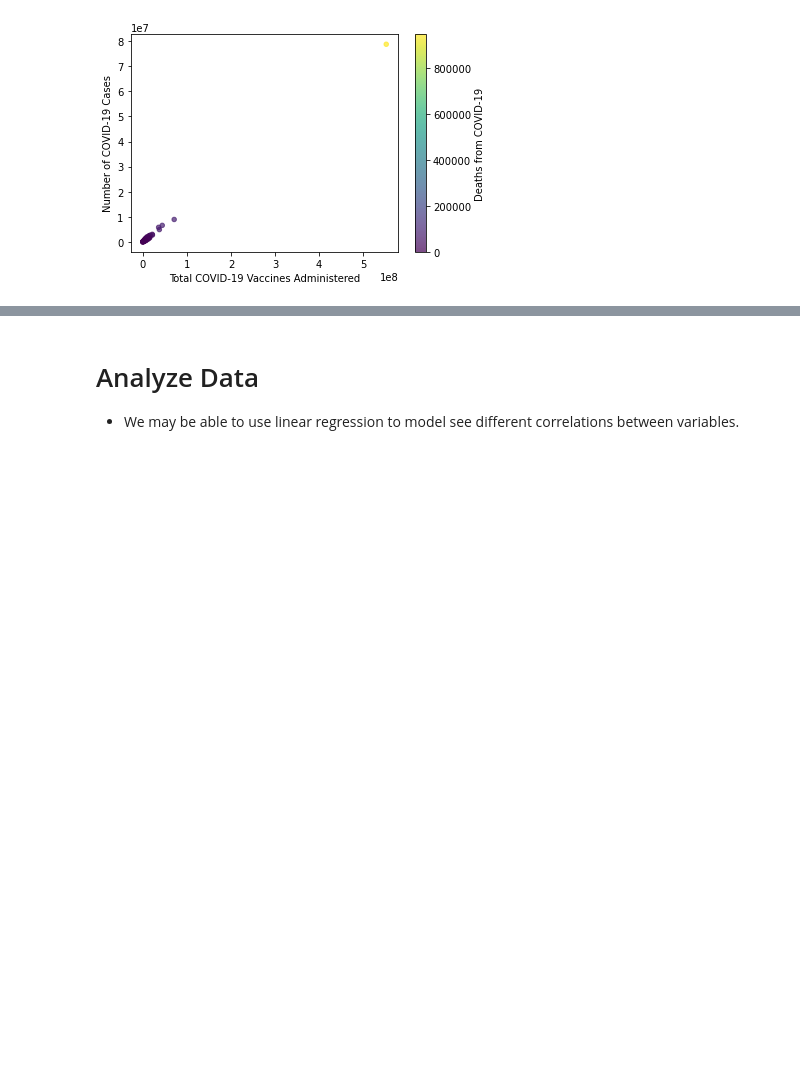
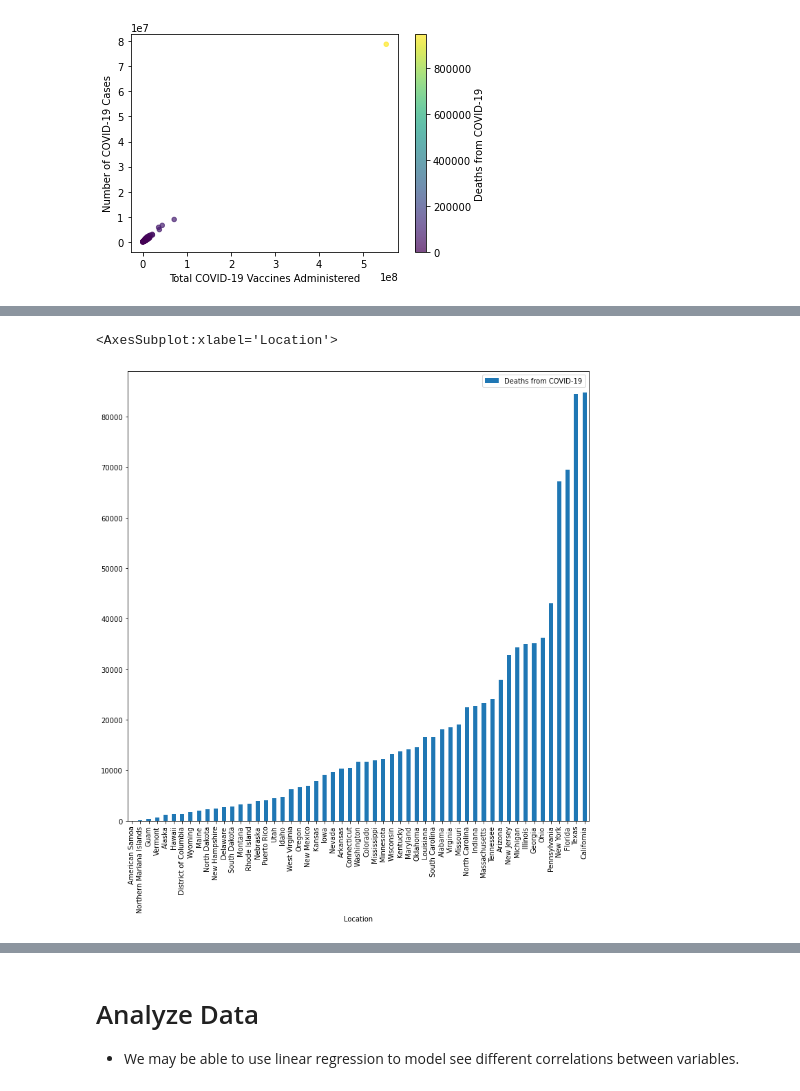
Before and after one commit to syao2017/Covid_Tracker, a Jupyter notebook: Project1.ipynb, the cells around one changed output, grey strips where cells are left out. Saved outputs shown, nothing was run; the diff lists cells and outputs as text; code cells hidden in the pictures; blank space fills up the shorter version.

```diff
--- a/Project1.ipynb
+++ b/Project1.ipynb
@@ -178,0 +190,7 @@ ax = df.plot.scatter('Total COVID-19 Vaccines Administered', 'Number of COVID-19
+# %%
+#Create a bar graph that show the relationship between
+#the deaths in each state
+df2.sort_values('Deaths from COVID-19').plot.bar('Location', 'Deaths from COVID-19', figsize=(12,12))
+# %% [output]
+<AxesSubplot:xlabel='Location'>
+[figure, added]
```
Also changed, not shown: parts of 2 cells of this notebook.
